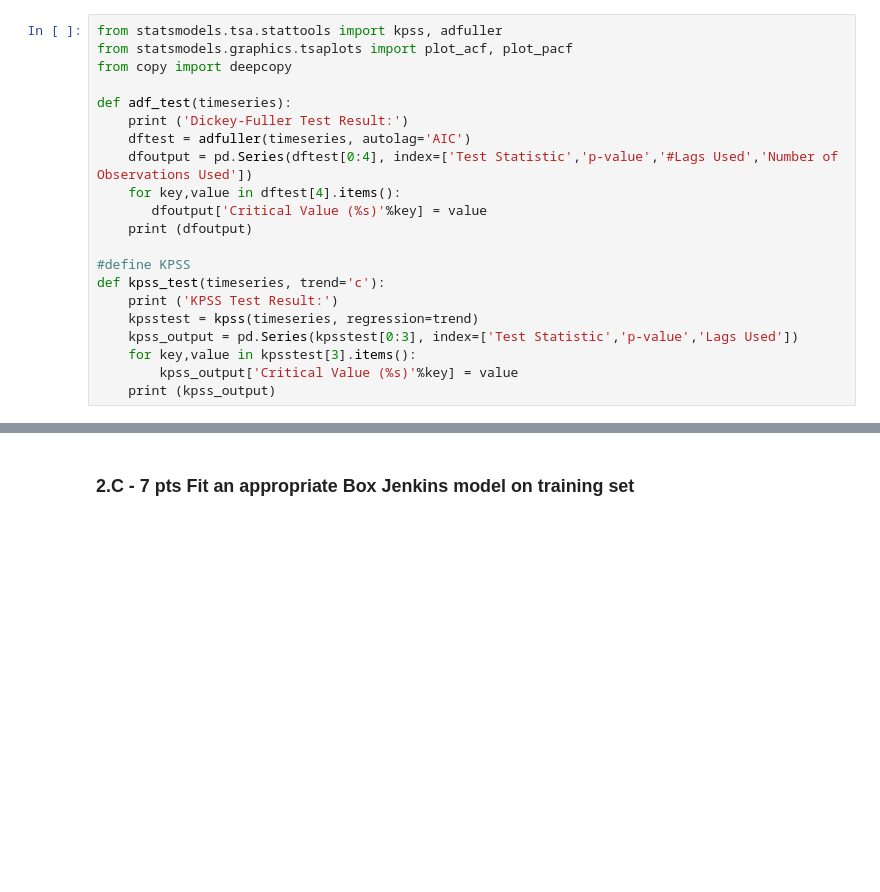
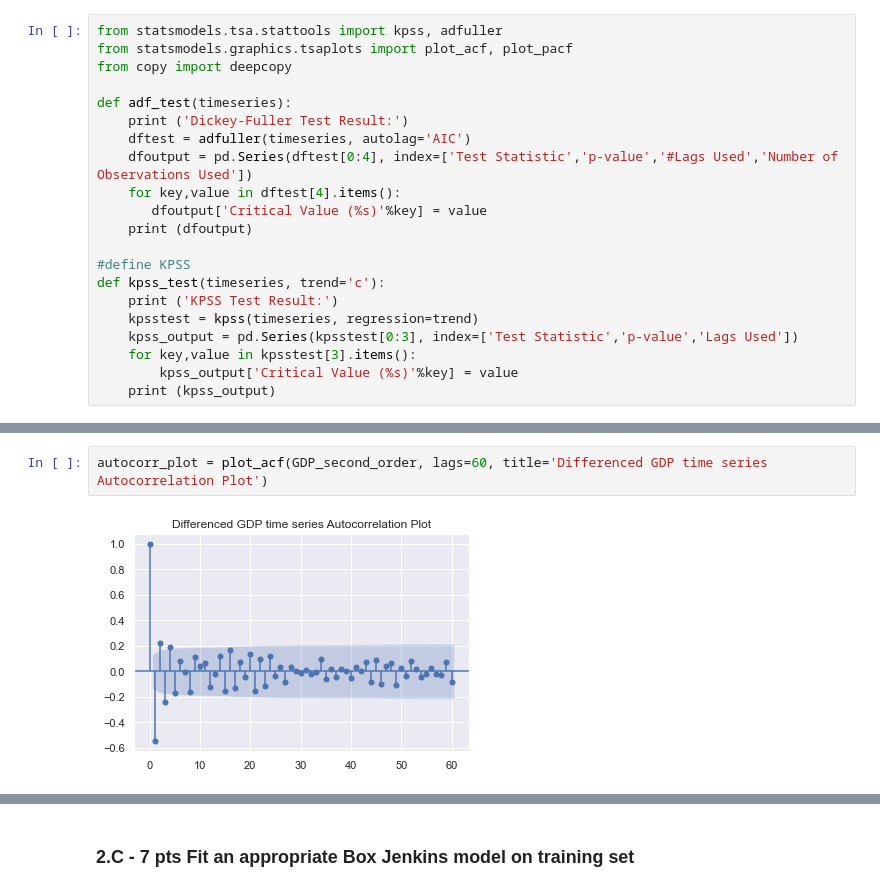
Before and after one commit to earnestsalgado/time-series-analysis_spr22, a Jupyter notebook: HW3/Week 3 Assignment Box Jenkins Models.ipynb, the cells around one changed output, grey strips where cells are left out. Cells and saved outputs as stored; diff of their text form; blank space fills up the shorter version.

```diff
--- a/HW3/Week 3 Assignment Box Jenkins Models.ipynb
+++ b/HW3/Week 3 Assignment Box Jenkins Models.ipynb
@@ -253,0 +307,4 @@ def kpss_test(timeseries, trend='c'):
+# %%
+autocorr_plot = plot_acf(GDP_second_order, lags=60, title='Differenced GDP time series Autocorrelation Plot')
+# %% [output]
+[figure, added]
```
Also changed, not shown: parts of 12 cells of this notebook.
